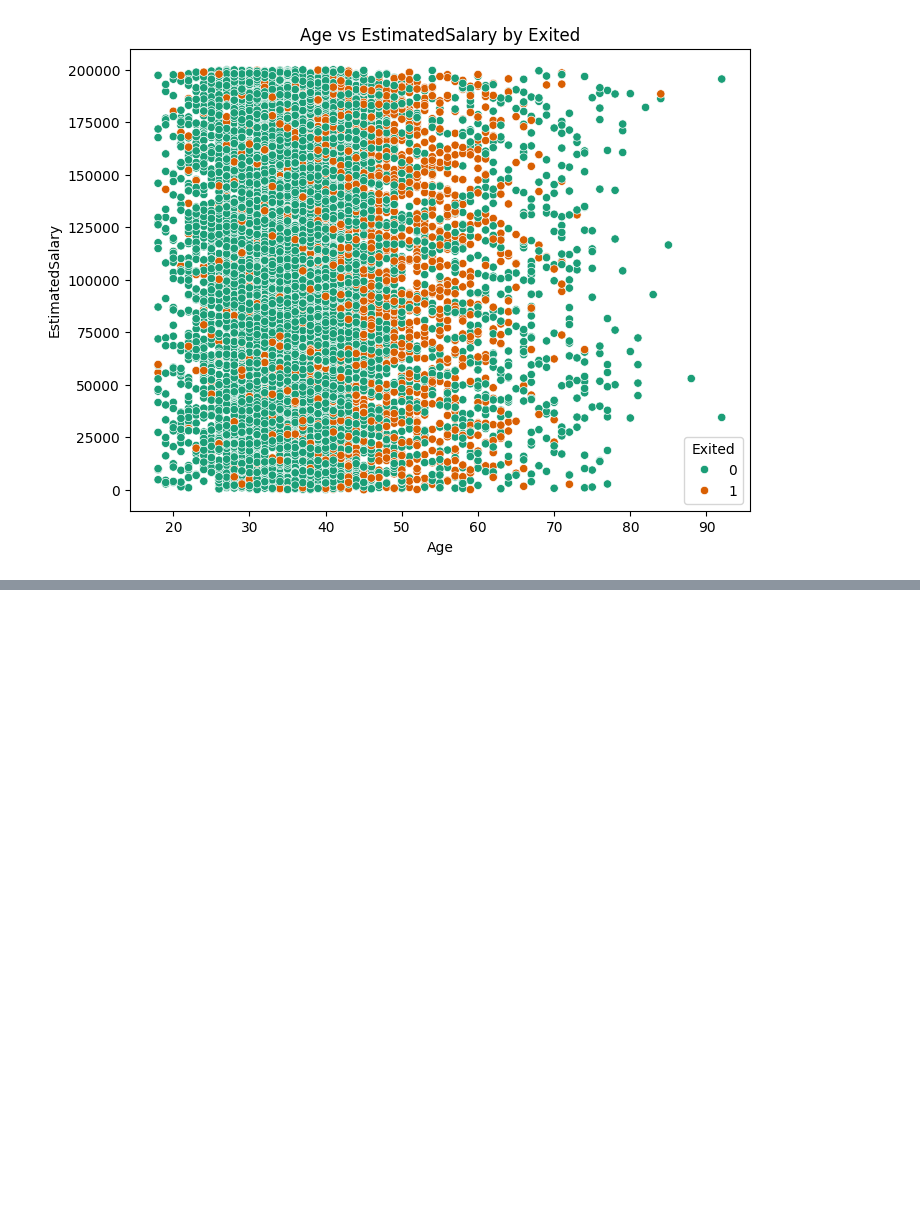
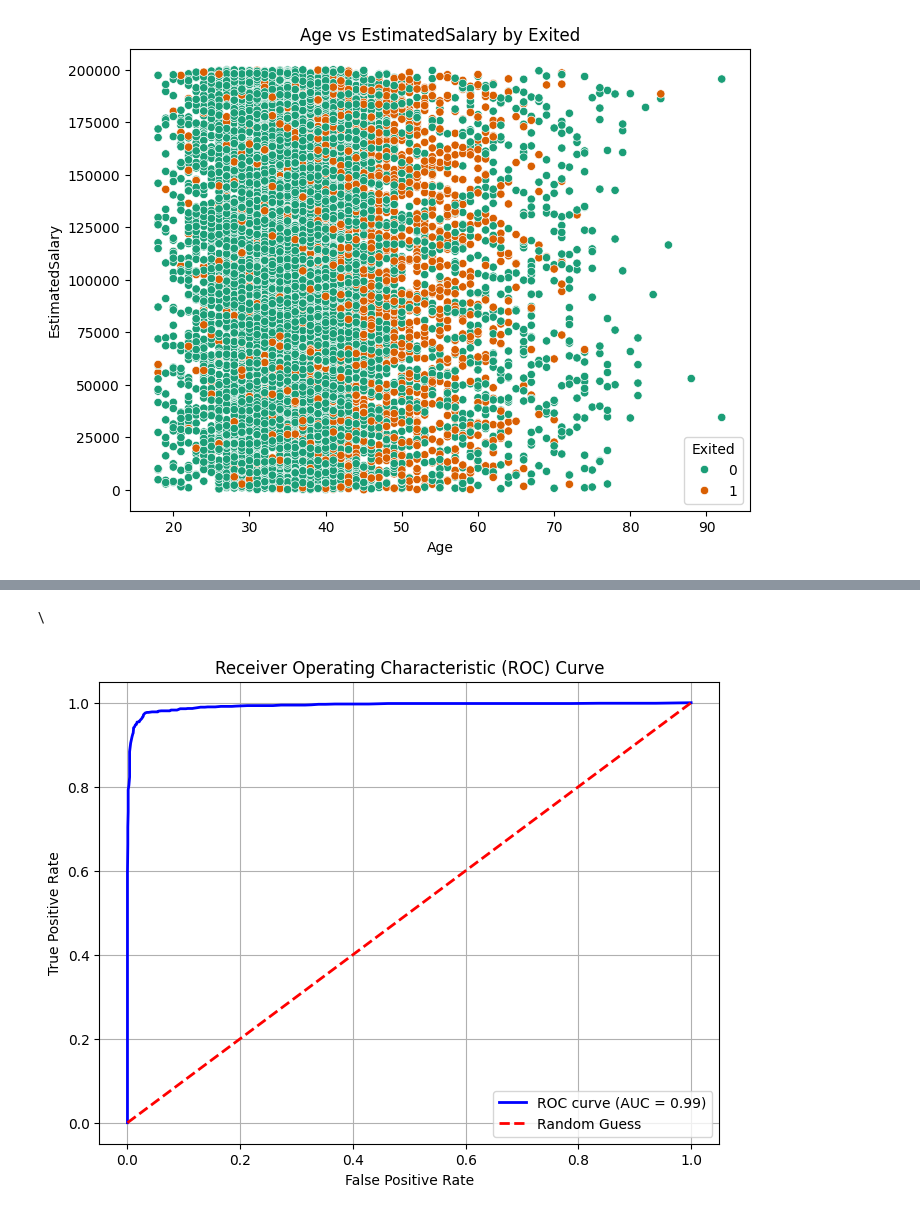
Before and after one commit to nguyenhuynhtu11/CreditCard_Churn, a Jupyter notebook: CreditCard_Customer_Churn.ipynb, the cells around one changed output, grey strips where cells are left out. Saved outputs shown, nothing was run; the diff lists cells and outputs as text; code cells hidden in the pictures; blank space fills up the shorter version.

```diff
--- a/CreditCard_Customer_Churn.ipynb
+++ b/CreditCard_Customer_Churn.ipynb
@@ -244,0 +347,17 @@ sns.heatmap(df.corr(), annot = True)
+# %%
+exited = df[df['Exited'] == 1]
+existing = df[df['Exited'] == 0]
+
+num_exited = len(exited)
+num_existing = len(existing)
+
+# Nếu số lượng mẫu trong nhóm "Existing" lớn hơn 0, thực hiện oversampling
+if num_existing > 0:
+    # Oversampling nhóm Exited để có số lượng mẫu tương đương với nhóm Existing
+    exited_oversampled = resample(exited, replace=True, n_samples=num_existing, random_state=42)
+
+    # Kết hợp lại dữ liệu sau khi oversampling
+    data_oversampled = pd.concat([exited_oversampled, existing])
+
+else:
+    print("Không thể thực hiện oversampling vì số lượng mẫu trong nhóm 'Existing' là 0.")
@@ -244,0 +453,19 @@ sns.heatmap(df.corr(), annot = True)
+# %% [markdown]
+\
+# %%
+# Tính toán False Positive Rate (FPR) và True Positive Rate (TPR) cho mô hình Random Forest
+fpr, tpr, thresholds = roc_curve(y_test, model.predict_proba(X_test)[:,1])
+# Tính toán diện tích dưới đường cong ROC (AUC)
+auc = roc_auc_score(y_test, model.predict_proba(X_test)[:,1])
+# Vẽ ROC Curve
+plt.figure(figsize=(8, 6))
+plt.plot(fpr, tpr, color='blue', lw=2, label='ROC curve (AUC = %0.2f)' % auc)
+plt.plot([0, 1], [0, 1], color='red', lw=2, linestyle='--', label='Random Guess')
+plt.xlabel('False Positive Rate')
+plt.ylabel('True Positive Rate')
+plt.title('Receiver Operating Characteristic (ROC) Curve')
+plt.legend(loc="lower right")
+plt.grid(True)
+plt.show()
+# %% [output]
+[figure, added]
```
Also changed, not shown: parts of 36 cells of this notebook.
